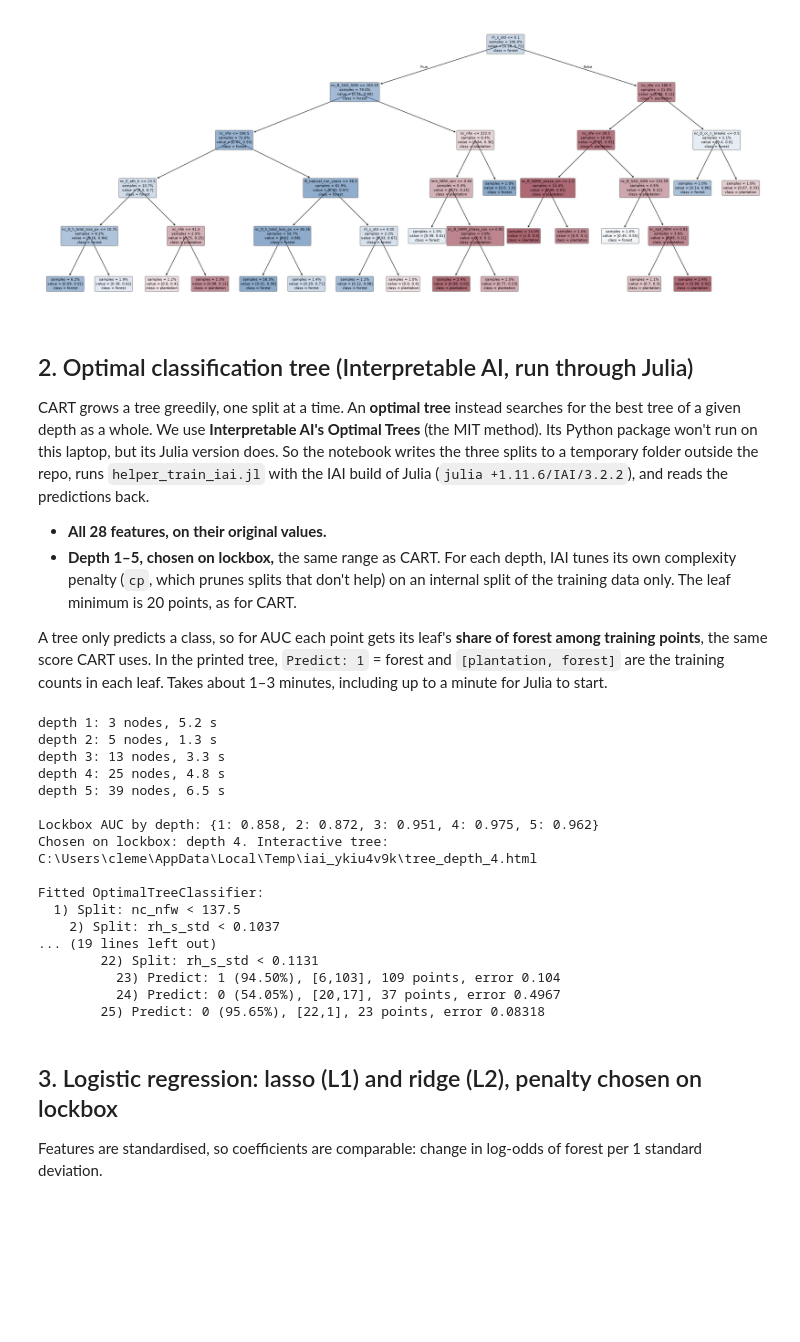
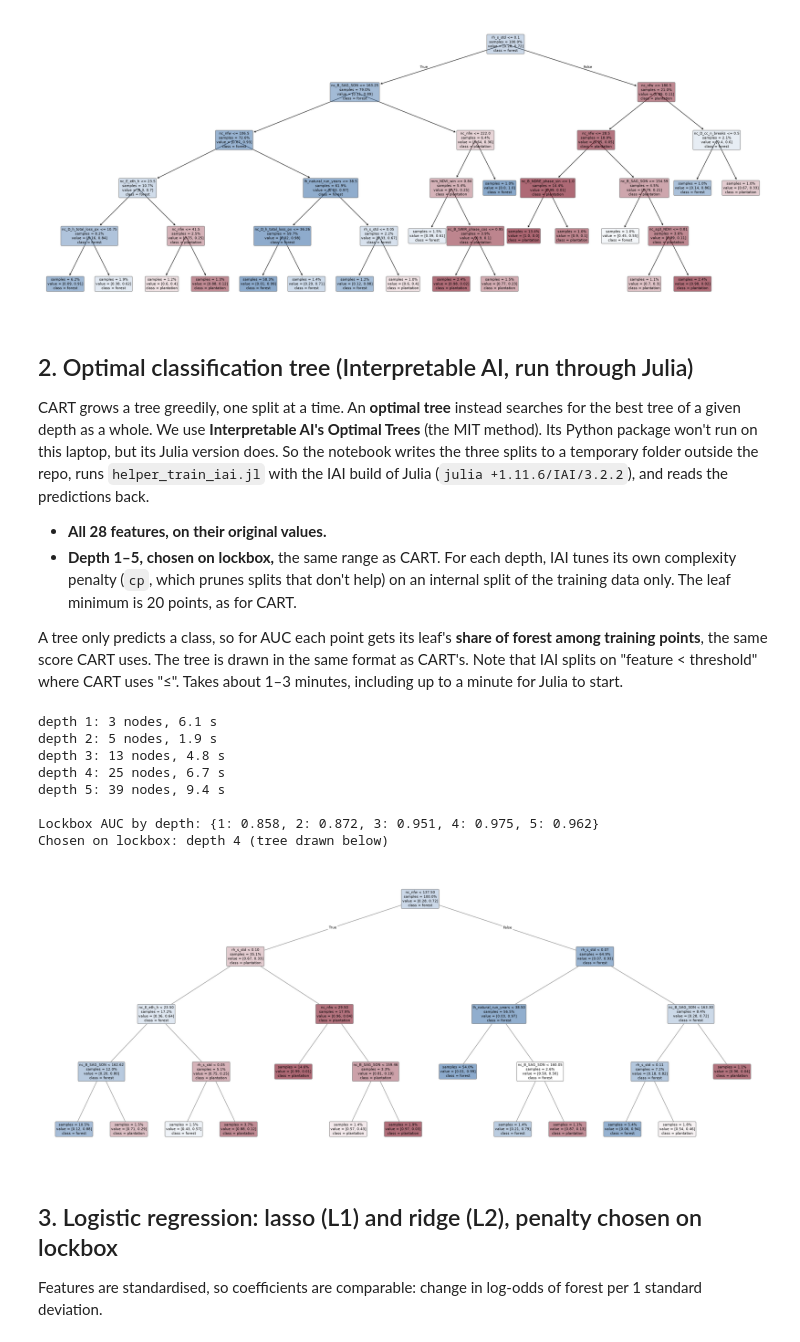
Before and after one commit to clement-docteur/mit_cropin_alab, a Jupyter notebook: models/interpretable_model_V1.ipynb, the cells around one changed output. Saved outputs shown, nothing was run; the diff lists cells and outputs as text; code cells hidden in the pictures; blank space fills up the shorter version.

```diff
--- a/models/interpretable_model_V1.ipynb
+++ b/models/interpretable_model_V1.ipynb
@@ -68,7 +130,7 @@ CART grows a tree greedily, one split at a time. An **optimal tree** instead sea
 - **All 28 features, on their original values.**
 - **Depth 1–5, chosen on lockbox,** the same range as CART. For each depth, IAI tunes its own complexity penalty (`cp`, which prunes splits that don't help) on an internal split of the training data only. The leaf minimum is 20 points, as for CART.
 
-A tree only predicts a class, so for AUC each point gets its leaf's **share of forest among training points**, the same score CART uses. In the printed tree, `Predict: 1` = forest and `[plantation, forest]` are the training counts in each leaf. Takes about 1–3 minutes, including up to a minute for Julia to start.
+A tree only predicts a class, so for AUC each point gets its leaf's **share of forest among training points**, the same score CART uses. The tree is drawn in the same format as CART's. Note that IAI splits on "feature < threshold" where CART uses "≤". Takes about 1–3 minutes, including up to a minute for Julia to start.
 # %%
 RUN_IAI = True  # set False to skip (needs juliaup with the IAI channel; about 1.5–3 min)
 IAI_JULIA = ['julia', '+1.11.6/IAI/3.2.2']  # juliaup channel with IAI preloaded (plain `julia` has no IAI)
@@ -87,30 +149,59 @@ try:
     iai_auc = {int(c.split('_')[1]): roc_auc_score(val[y], iai_p['val'][c]) for c in iai_p['val']}
     print('Lockbox AUC by depth:', {d: round(a, 3) for d, a in iai_auc.items()})
     iai_depth = max(iai_auc, key=iai_auc.get)  # best lockbox AUC, as for the other models
-    print(f'Chosen on lockbox: depth {iai_depth}. Interactive tree: {os.path.join(iai_dir, f"tree_depth_{iai_depth}.html")}\n')
-    print(open(os.path.join(iai_dir, f'tree_depth_{iai_depth}.txt'), encoding='utf-8').read())
+    print(f'Chosen on lockbox: depth {iai_depth} (tree drawn below)')
     results.append(evaluate(f'Optimal tree, IAI (depth {iai_depth})',
                             iai_p['val'][f'depth_{iai_depth}'].to_numpy(), iai_p['test'][f'depth_{iai_depth}'].to_numpy()))
 except Exception as e:
+    iai_depth = None
     print('IAI optimal tree skipped:', type(e).__name__, str(e)[:1500])
 # %% [output]
-depth 1: 3 nodes, 5.2 s
-depth 2: 5 nodes, 1.3 s
-depth 3: 13 nodes, 3.3 s
-depth 4: 25 nodes, 4.8 s
-depth 5: 39 nodes, 6.5 s
+depth 1: 3 nodes, 6.1 s
+depth 2: 5 nodes, 1.9 s
+depth 3: 13 nodes, 4.8 s
+depth 4: 25 nodes, 6.7 s
+depth 5: 39 nodes, 9.4 s
 
 Lockbox AUC by depth: {1: 0.858, 2: 0.872, 3: 0.951, 4: 0.975, 5: 0.962}
-Chosen on lockbox: depth 4. Interactive tree: C:\Users\cleme\AppData\Local\Temp\iai_ykiu4v9k\tree_depth_4.html
-
-Fitted OptimalTreeClassifier:
-  1) Split: nc_nfw < 137.5
-    2) Split: rh_s_std < 0.1037
-... (19 lines left out)
-        22) Split: rh_s_std < 0.1131
-          23) Predict: 1 (94.50%), [6,103], 109 points, error 0.104
-          24) Predict: 0 (54.05%), [20,17], 37 points, error 0.4967
-        25) Predict: 0 (95.65%), [22,1], 23 points, error 0.08318
+Chosen on lockbox: depth 4 (tree drawn below)
+# %%
+# Same format as the CART picture: blue = forest, burgundy = plantation; darker = purer node.
+# Each box: split rule (points with feature < threshold go left, "True"), share of training points, class mix.
+def plot_iai_tree(nodes, ax, fontsize=8):
+    nodes = nodes.set_index('node')
+    pos, n_leaves = {}, [0]
+    def place(n):  # leaves left to right, each parent centred over its two children
+        r = nodes.loc[n]
+        if r.is_leaf:
+            pos[n] = n_leaves[0]; n_leaves[0] += 1
+        else:
+            place(r.lower); place(r.upper); pos[n] = (pos[r.lower] + pos[r.upper]) / 2
+    place(1)
+    xy = {n: (pos[n], -nodes.loc[n, 'depth']) for n in nodes.index}
+    for n, r in nodes[~nodes.is_leaf].iterrows():  # edges, drawn under the boxes
+        for child, word in [(r.lower, 'True'), (r.upper, 'False')]:
+            ax.plot(*zip(xy[n], xy[child]), color='grey', lw=1, zorder=1)
+            if n == 1:
+                ax.text(*np.mean([xy[n], xy[child]], axis=0), word, ha='center', va='center', fontsize=fontsize,
+                        bbox=dict(boxstyle='round', fc='white', ec='none'), zorder=2)
+    n_total = nodes.loc[1, 'n_train']
+    for n, r in nodes.iterrows():
+        f = r.p_forest
+        a = min(1.2 * abs(f - 0.5), 1)
+        fill = tuple(a * np.array(to_rgba('#3B6EA8' if f >= 0.5 else '#750014')[:3]) + (1 - a))  # opaque, same shade as CART
+        text = ('' if r.is_leaf else f'{r.feature} < {r.threshold:.2f}\n') + \
+               f'samples = {100 * r.n_train / n_total:.1f}%\nvalue = [{1 - f:.2f}, {f:.2f}]\nclass = {"forest" if f >= 0.5 else "plantation"}'
+        ax.text(*xy[n], text, ha='center', va='center', fontsize=fontsize, zorder=3,
+                bbox=dict(boxstyle='round', ec='grey', fc=fill))
+    ax.set_xlim(-0.6, n_leaves[0] - 0.4); ax.set_ylim(-nodes.depth.max() - 0.5, 0.5); ax.axis('off')
+
+if iai_depth is not None:
+    iai_nodes = pd.read_csv(os.path.join(iai_dir, f'tree_depth_{iai_depth}_nodes.csv'), keep_default_na=False, na_values=['NaN'])
+    fig, ax = plt.subplots(figsize=(30, 12))
+    plot_iai_tree(iai_nodes, ax)
+    plt.show()
+# %% [output]
+[figure, added]
 # %% [markdown]
 ## 3. Logistic regression: lasso (L1) and ridge (L2), penalty chosen on lockbox
 Features are standardised, so coefficients are comparable: change in log-odds of forest per 1 standard deviation.
```
Also changed, not shown: parts of 5 cells of this notebook, 1 other file.
